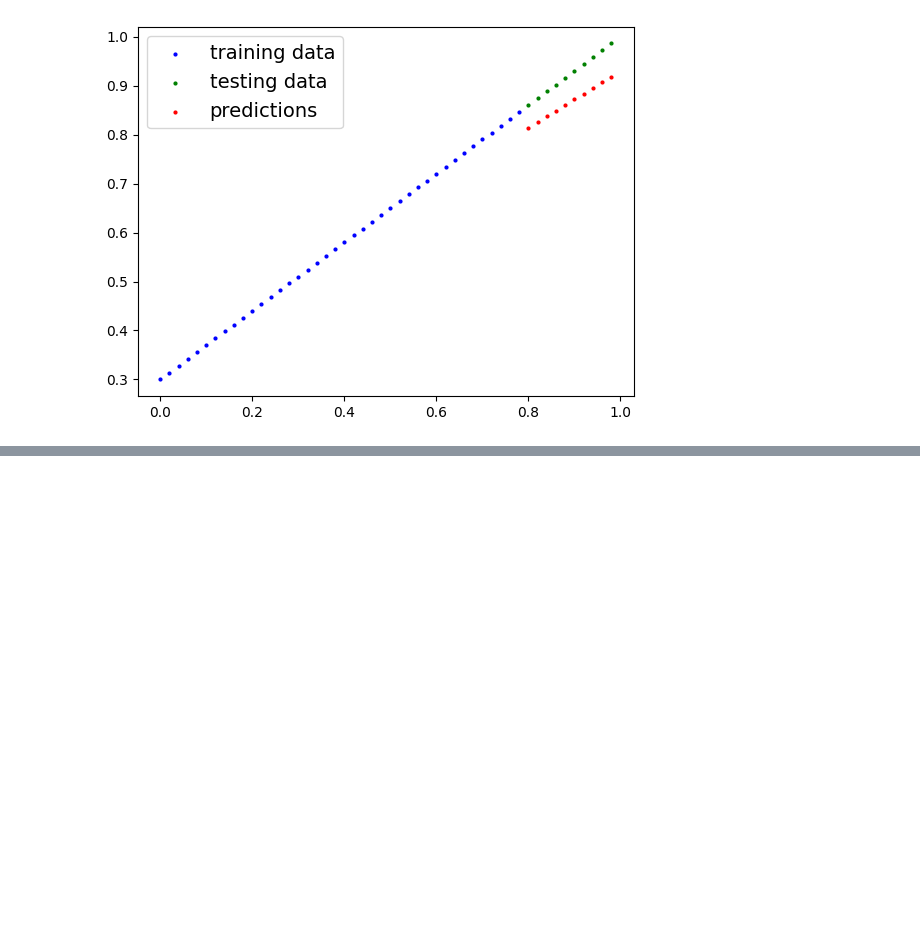
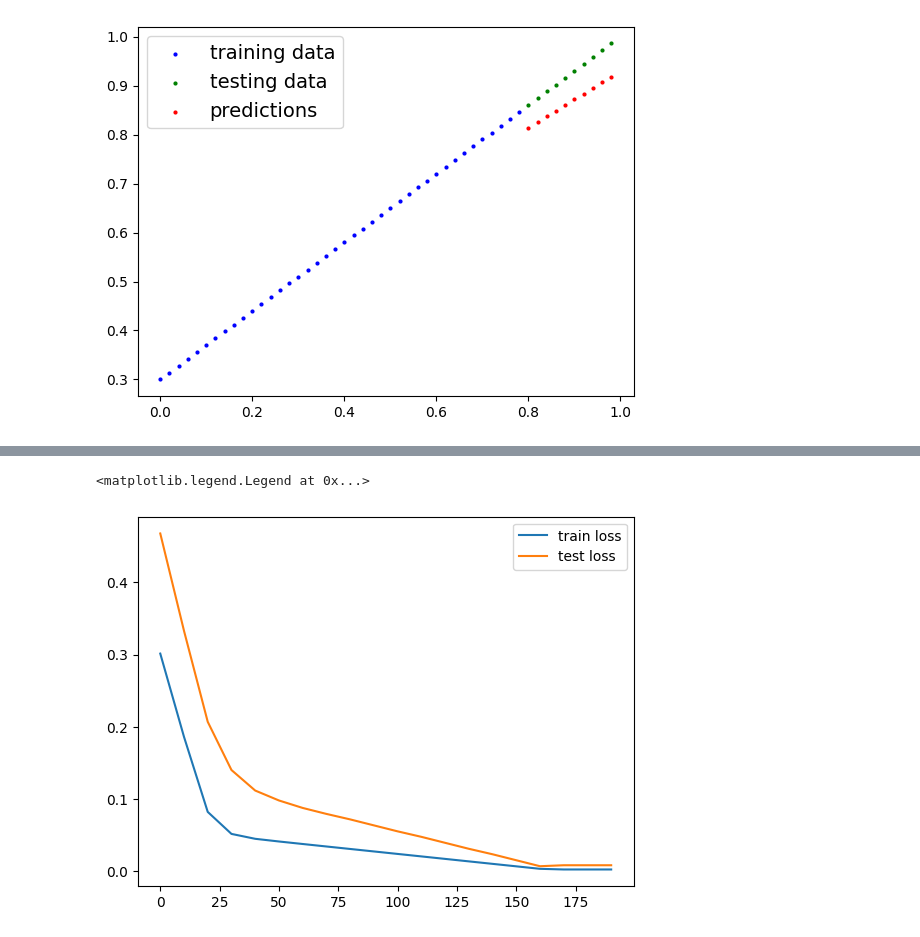
Before and after one commit to shree180103/pytorch_workflow, a Jupyter notebook: Untitled1.ipynb, the cells around one changed output, grey strips where cells are left out. Drawn from its saved outputs; the diff is of its cells as text; code cells hidden in the pictures; blank space fills up the shorter version.

```diff
--- a/Untitled1.ipynb
+++ b/Untitled1.ipynb
@@ -274,3 +274,36 @@ with torch.inference_mode():
 plot_predictions(preds=y_preds_new)
 # %% [output]
 [figure]
+# %%
+
+#tracking diff values
+epoch_count=[]
+loss_train=[]
+loss_test=[]
+torch.manual_seed(42)
+def train_loop(epochs):
+  for epoch in range (epochs):
+    model_0.train() # train mode sets all parameters for which grads are required undergo back prop
+  # foward prop
+    y_pred=model_0(X_train)
+  # compute loss
+    loss=loss_fn(y_pred,y_train)
+  # to prevent accumiltion of gradients during backprop (i.e the gradients calculated og the new weights should not affected by previous grads)
+    optimizer.zero_grad()
+  # backward prop
+    loss.backward()
+  # gradient descent
+    optimizer.step()
+
+  ###testing
+    model_0.eval() #turns of train mode settings
+    with torch.inference_mode():
+      test_pred=model_0(X_test)
+      test_loss=loss_fn(test_pred,y_test)
+
+    if epoch % 10==0:
+      epoch_count.append(epoch)
+      loss_train.append(loss)
+      loss_test.append(test_loss)
+      print(f"epoch: {epoch} | loss: {loss} | test loss: {test_loss}")
+      print(model_0.state_dict())
@@ -276,0 +354,8 @@ plot_predictions(preds=y_preds_new)
+# %%
+#plot the loss curves
+plt.plot(epoch_count,loss_train_values,label="train loss")
+plt.plot(epoch_count,loss_test_values,label="test loss")
+plt.legend()
+# %% [output]
+<matplotlib.legend.Legend at 0x...>
+[figure, added]
```
Also changed, not shown: parts of 5 cells of this notebook.
